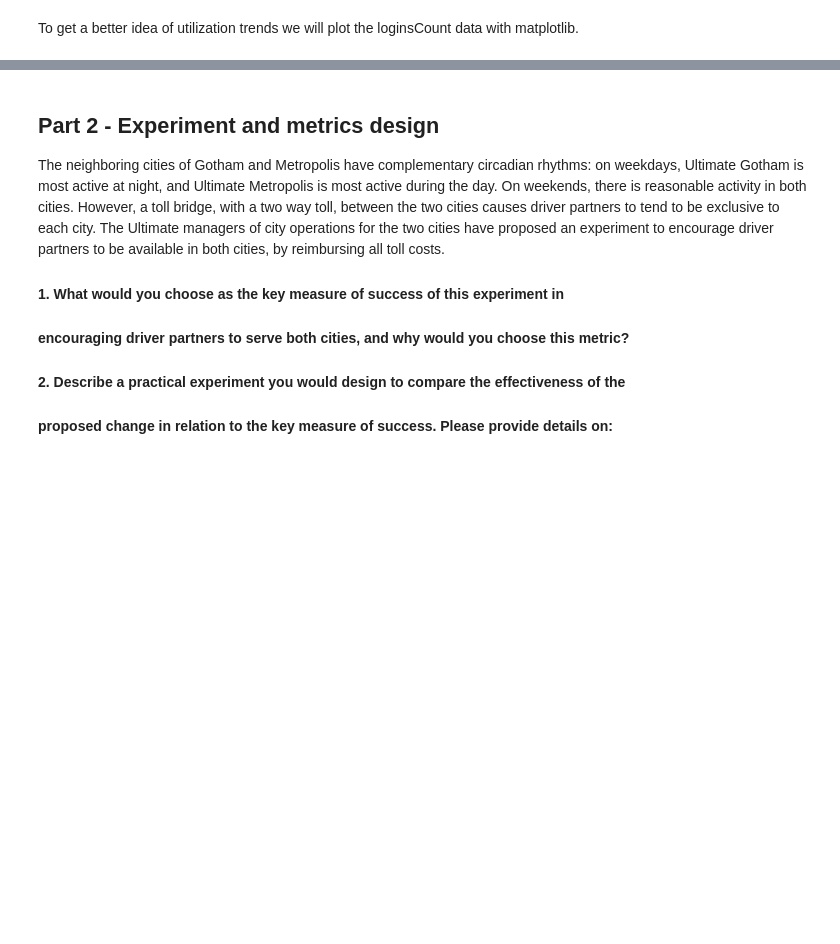
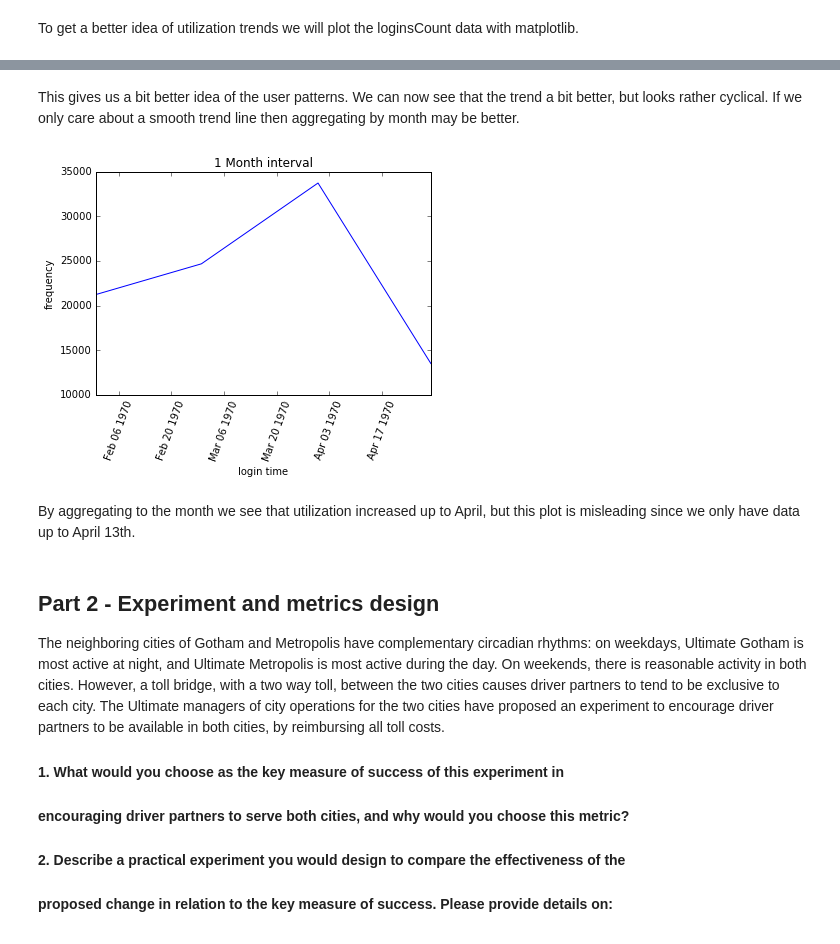
Before and after one commit to KKONZ/CDS, a Jupyter notebook: Ultimate Take Home Challenge.ipynb, the cells around one changed output, grey strips where cells are left out. Drawn from its saved outputs; the diff is of its cells as text; code cells hidden in the pictures; blank space fills up the shorter version.

```diff
--- a/Ultimate Take Home Challenge.ipynb
+++ b/Ultimate Take Home Challenge.ipynb
@@ -80,3 +124,28 @@ plt.show()
+# %% [markdown]
+This gives us a bit better idea of the user patterns. We can now see that the trend a bit better, but looks rather cyclical. If we only care about a smooth trend line then aggregating by month may be better.
+# %%
+# Create a copy of the login counts pandas object
+loginsCount = logins.Count
+# Aggregate by 1 day, sum the counts, and fill in na values with 0
+loginsCount = logins.resample('M').sum().fillna(0)
+# Set the size of the figure
+plt.rcParams['figure.dpi'] = 150
+# add loginsCount data to the plt object
+plt.plot(loginsCount)
+# create the y label
+plt.ylabel('frequency')
+# create the x label
+plt.xlabel('login time')
+# create the title
+plt.title('1 Month interval')
+# rotate the x-axis labels so they don't overlap
+plt.xticks(rotation=70)
+# Display the plt object
+plt.show()
+# %% [output]
+[figure, added]
+# %% [markdown]
+By aggregating to the month we see that utilization increased up to April, but this plot is misleading since we only have data up to April 13th.
 # %% [markdown]
 ## Part 2 ‑ Experiment and metrics design
 
```
Also changed, not shown: parts of 14 cells of this notebook.
